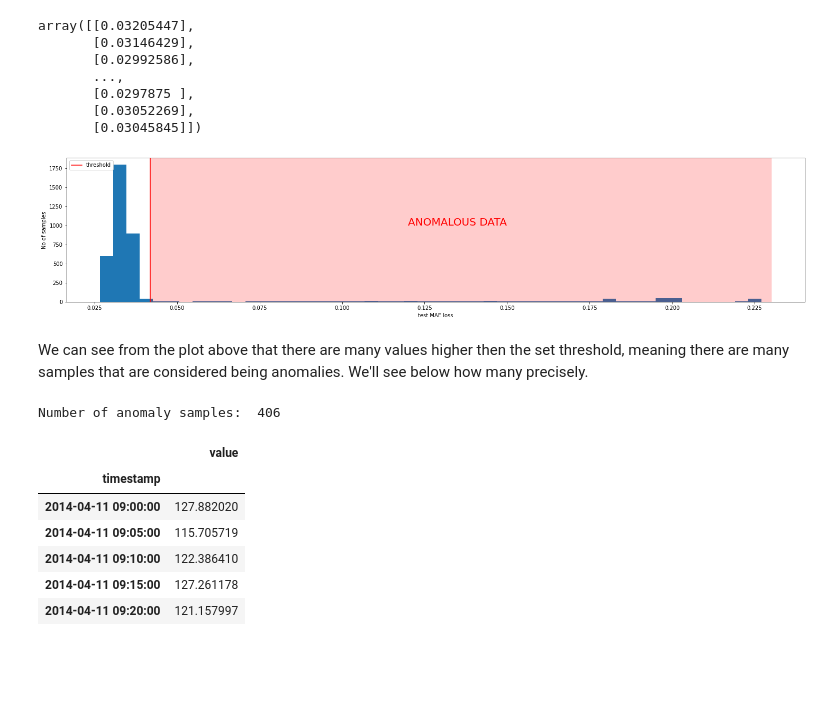
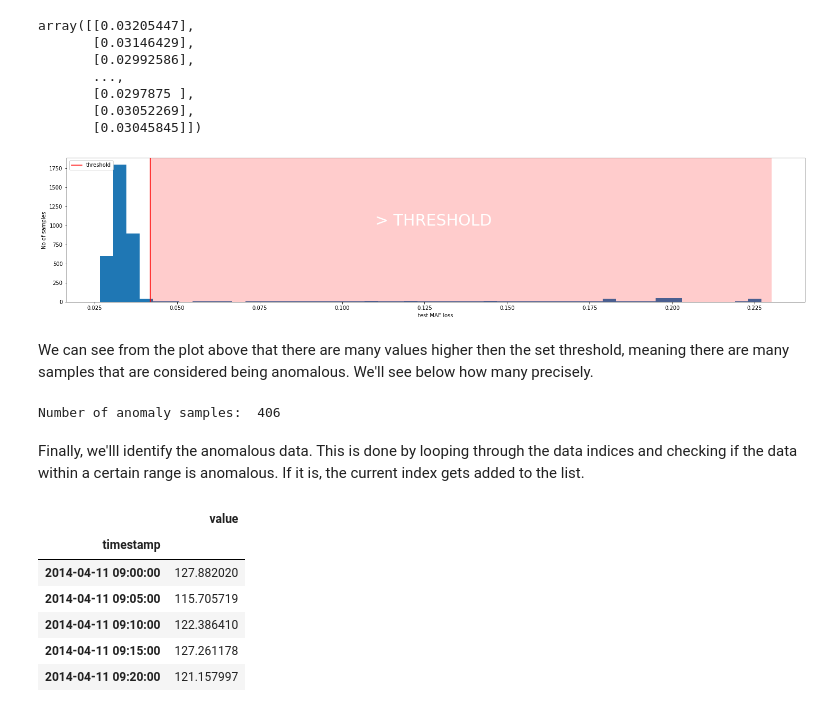
Before and after one commit to AnteDujic/MLS---Assesment, a Jupyter notebook: Practicals/05 - anomaly_detection.ipynb, the cells around one changed output. Drawn from its saved outputs; the diff is of its cells as text; code cells hidden in the pictures; blank space fills up the shorter version.

```diff
--- a/Practicals/05 - anomaly_detection.ipynb
+++ b/Practicals/05 - anomaly_detection.ipynb
@@ -689,18 +689,18 @@ test_mae_loss = test_mae_loss.reshape((-1))
 # %%
 # Plot size
 fig, ax = plt.subplots(figsize=(25, 5))
 # Plot losses
 plt.axvline(x = threshold, color = 'red', label = 'threshold')
 ax.hist(test_mae_loss, bins=50)
 ax.set_xlabel("test MAE loss")
 ax.set_ylabel("No of samples")
 ax.axvspan(threshold, 0.23, alpha=0.2, color='red')
-plt.text (x = 0.12, y = 1000, s = "ANOMALOUS DATA",color="red",fontsize = 20)
+plt.text (x = 0.11, y = 1000, s = "> THRESHOLD",color="white",fontsize = 30)
 plt.legend();
 # %% [output]
-[figure, old version]
+[figure, new version]
 # %% [markdown]
-We can see from the plot above that there are many values higher then the set threshold, meaning there are many samples that are considered being anomalies. We'll see below how many precisely.
+We can see from the plot above that there are many values higher then the set threshold, meaning there are many samples that are considered being anomalous. We'll see below how many precisely.
 # %%
 # Detect all the samples which are anomalies.
 anomalies = test_mae_loss > threshold
@@ -708,5 +708,7 @@ anomalies = test_mae_loss > threshold
 print("Number of anomaly samples: ", np.sum(anomalies))
 # %% [output]
 Number of anomaly samples:  406
+# %% [markdown]
+Finally, we'lll identify the anomalous data. This is done by looping through the data indices and checking if the data within a certain range is anomalous. If it is, the current index gets added to the list.
 # %%
 # Data i is an anomaly if samples [(i - timesteps + 1) to (i)] are anomalies
```
Also changed, not shown: parts of 4 cells of this notebook.
